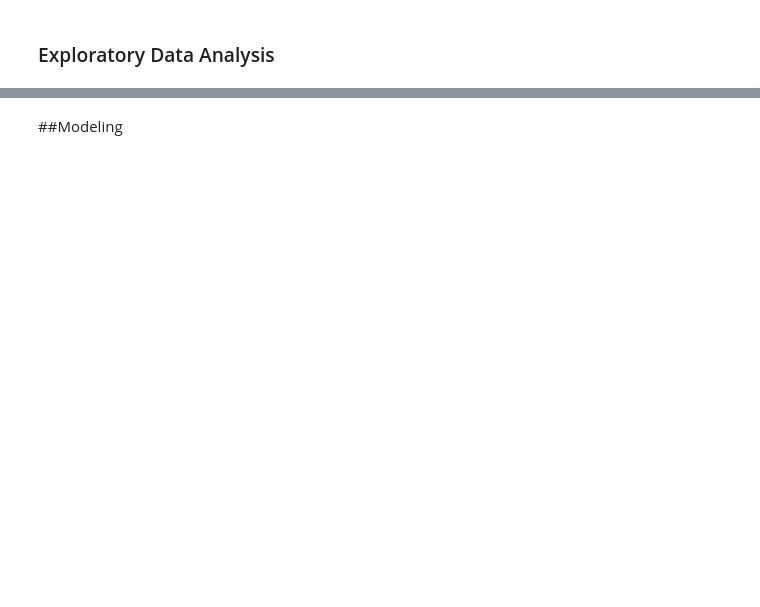
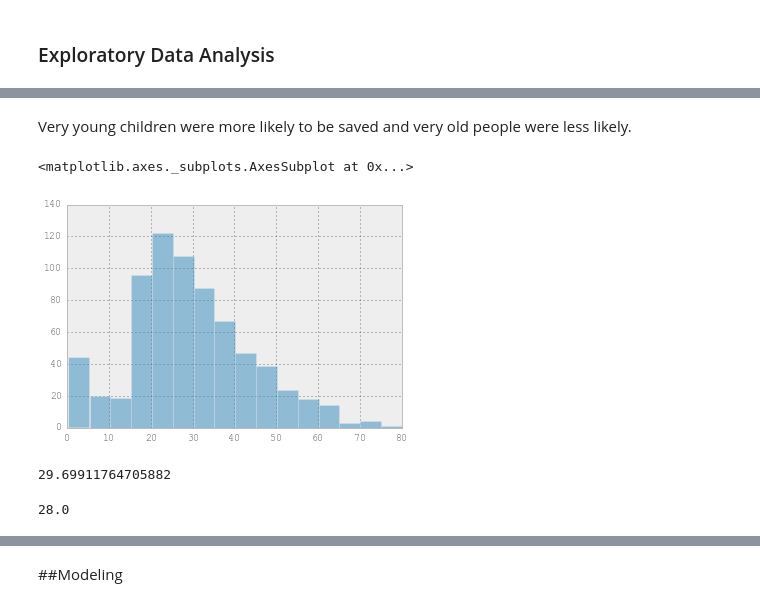
Before and after one commit to chrisdaly/Titanic-Analysis, a Jupyter notebook: Titanic Data Analysis.ipynb, the cells around one changed output, grey strips where cells are left out. Drawn from its saved outputs; the diff is of its cells as text; code cells hidden in the pictures; blank space fills up the shorter version.

```diff
--- a/Titanic Data Analysis.ipynb
+++ b/Titanic Data Analysis.ipynb
@@ -166,0 +218,15 @@ plt.show()
+# %% [markdown]
+Very young children were more likely to be saved and very old people were less likely.
+# %%
+df['Age'].hist(bins=16, alpha=.5)
+# %% [output]
+<matplotlib.axes._subplots.AxesSubplot at 0x...>
+[figure, added]
+# %%
+df['Age'].mean()
+# %% [output]
+29.69911764705882
+# %%
+df['Age'].median()
+# %% [output]
+28.0
```
Also changed, not shown: parts of 53 cells of this notebook, 4 other files.
